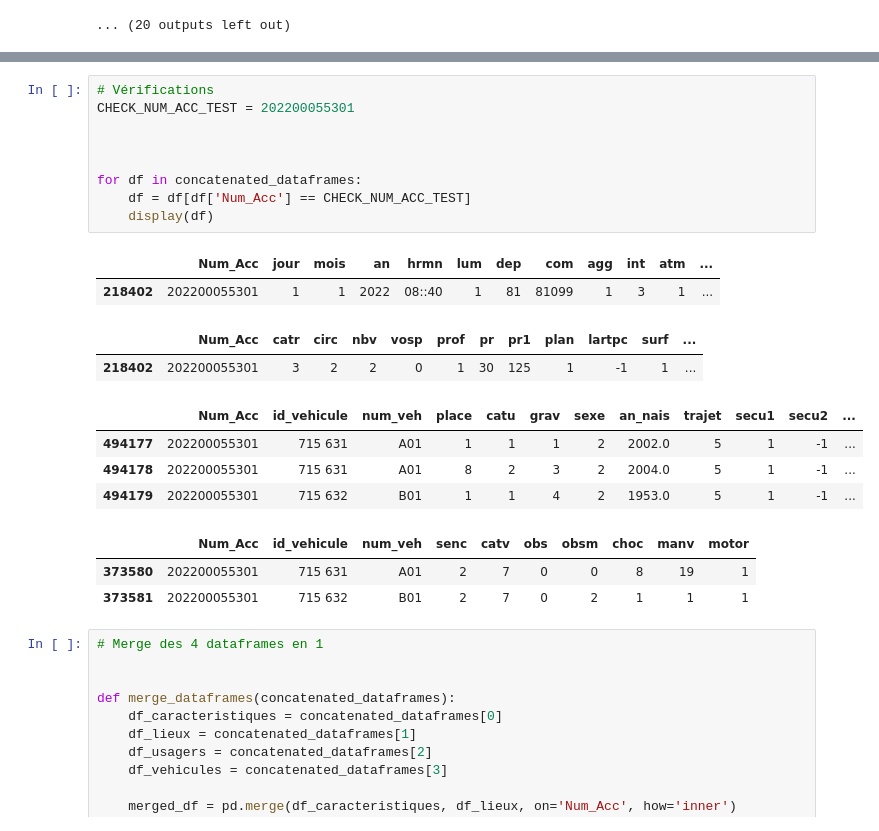
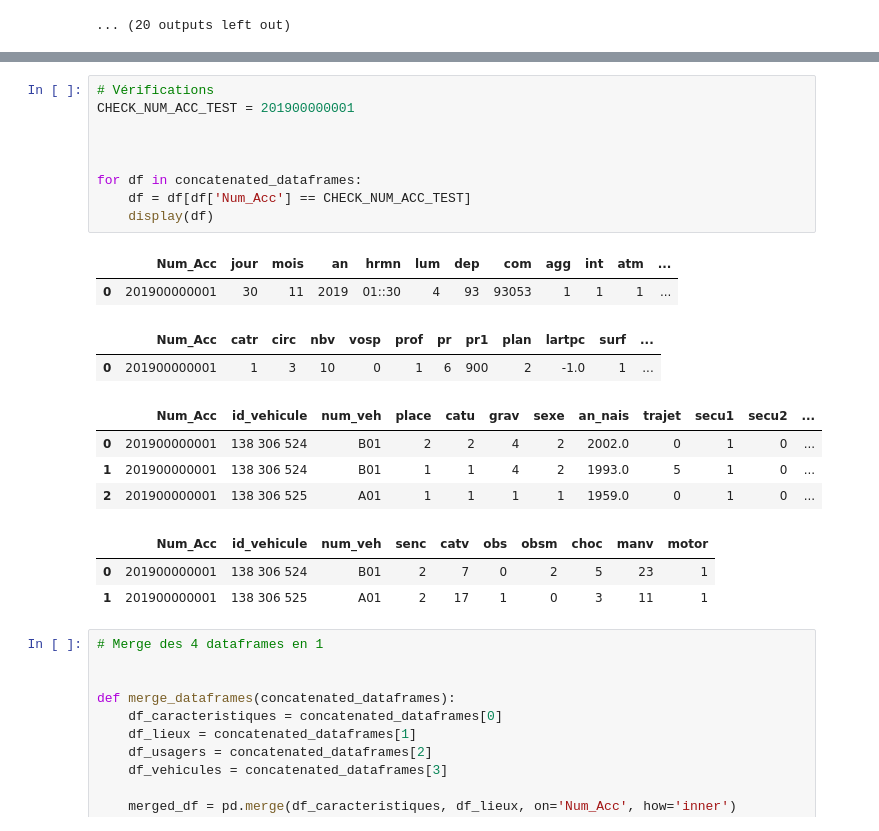
Before and after one commit to remithiney/Projet_Accidentologie, a Jupyter notebook: notebooks/preprocessing.ipynb, the cells around one changed output, grey strips where cells are left out. Drawn from its saved outputs; the diff is of its cells as text.

```diff
--- a/notebooks/preprocessing.ipynb
+++ b/notebooks/preprocessing.ipynb
@@ -456,24 +456,24 @@ for prefix, df in zip(prefixes, concatenated_dataframes):
 # %%
 # Vérifications
-CHECK_NUM_ACC_TEST = 202200055301
+CHECK_NUM_ACC_TEST = 201900000001
 
 
 
 for df in concatenated_dataframes:
     df = df[df['Num_Acc'] == CHECK_NUM_ACC_TEST]
     display(df)
 # %% [output]
 |  | Num_Acc | jour | mois | an | hrmn | lum | dep | com | agg | int | atm | ... |
-| 218402 | 202200055301 | 1 | 1 | 2022 | 08::40 | 1 | 81 | 81099 | 1 | 3 | 1 | ... |
+| 0 | 201900000001 | 30 | 11 | 2019 | 01::30 | 4 | 93 | 93053 | 1 | 1 | 1 | ... |
 |  | Num_Acc | catr | circ | nbv | vosp | prof | pr | pr1 | plan | lartpc | surf | ... |
-| 218402 | 202200055301 | 3 | 2 | 2 | 0 | 1 | 30 | 125 | 1 | -1 | 1 | ... |
+| 0 | 201900000001 | 1 | 3 | 10 | 0 | 1 | 6 | 900 | 2 | -1.0 | 1 | ... |
 |  | Num_Acc | id_vehicule | num_veh | place | catu | grav | sexe | an_nais | trajet | secu1 | secu2 | ... |
-| 494177 | 202200055301 | 715 631 | A01 | 1 | 1 | 1 | 2 | 2002.0 | 5 | 1 | -1 | ... |
-| 494178 | 202200055301 | 715 631 | A01 | 8 | 2 | 3 | 2 | 2004.0 | 5 | 1 | -1 | ... |
-| 494179 | 202200055301 | 715 632 | B01 | 1 | 1 | 4 | 2 | 1953.0 | 5 | 1 | -1 | ... |
+| 0 | 201900000001 | 138 306 524 | B01 | 2 | 2 | 4 | 2 | 2002.0 | 0 | 1 | 0 | ... |
+| 1 | 201900000001 | 138 306 524 | B01 | 1 | 1 | 4 | 2 | 1993.0 | 5 | 1 | 0 | ... |
+| 2 | 201900000001 | 138 306 525 | A01 | 1 | 1 | 1 | 1 | 1959.0 | 0 | 1 | 0 | ... |
 |  | Num_Acc | id_vehicule | num_veh | senc | catv | obs | obsm | choc | manv | motor |
-| 373580 | 202200055301 | 715 631 | A01 | 2 | 7 | 0 | 0 | 8 | 19 | 1 |
-| 373581 | 202200055301 | 715 632 | B01 | 2 | 7 | 0 | 2 | 1 | 1 | 1 |
+| 0 | 201900000001 | 138 306 524 | B01 | 2 | 7 | 0 | 2 | 5 | 23 | 1 |
+| 1 | 201900000001 | 138 306 525 | A01 | 2 | 17 | 1 | 0 | 3 | 11 | 1 |
 # %%
 # Merge des 4 dataframes en 1
 
```
Also changed, not shown: parts of 9 cells of this notebook.
